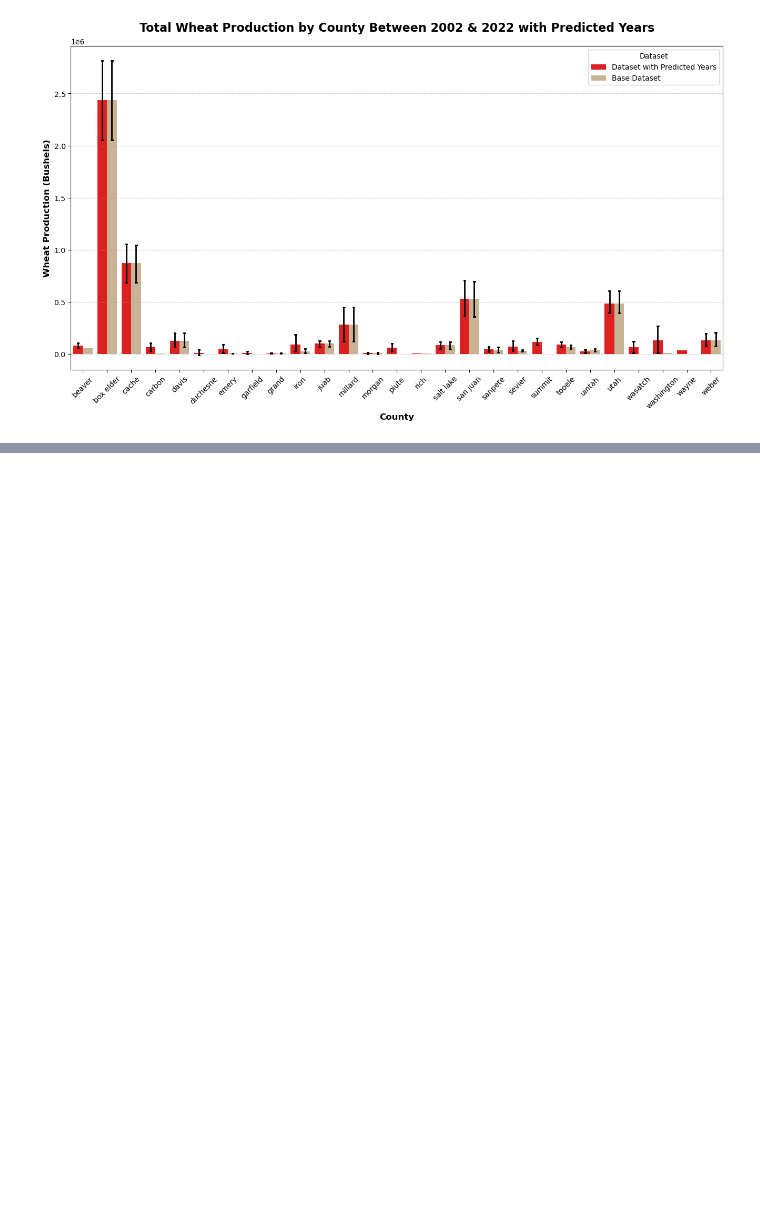
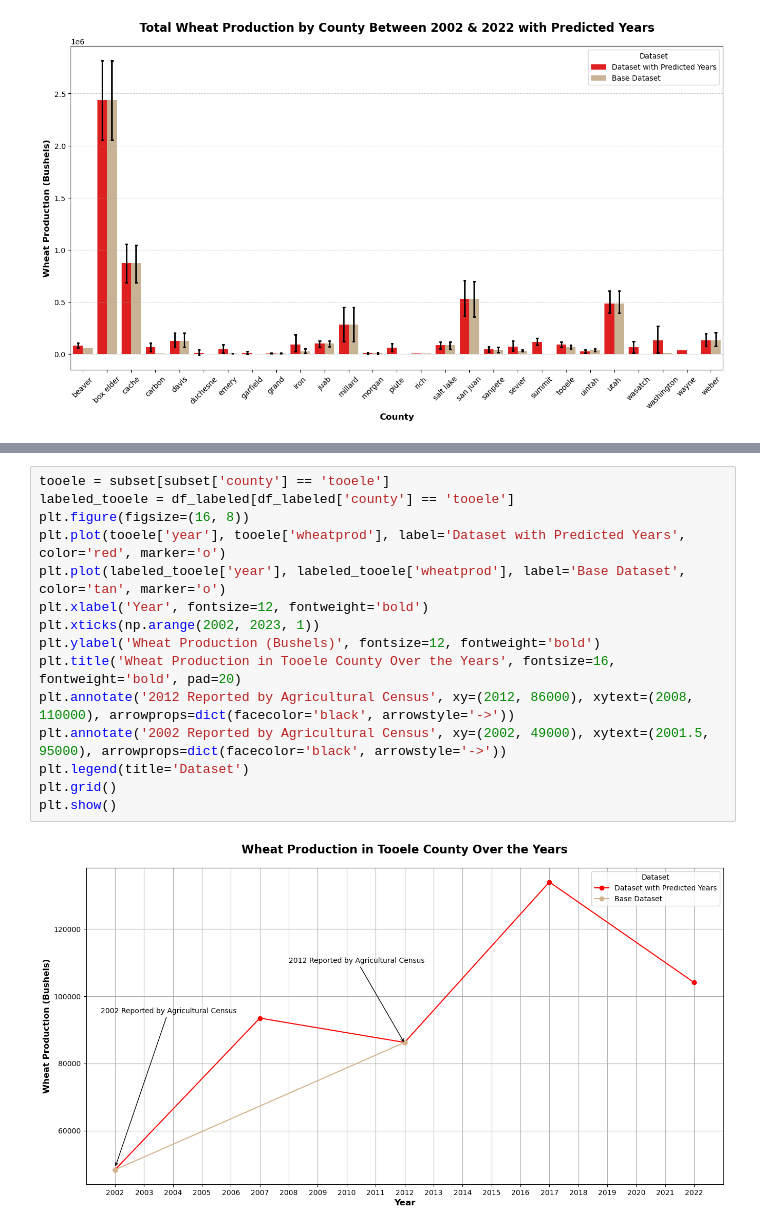
Before and after one commit to lnbayisfree/ml-agricultural-census-utah, a Jupyter notebook: ml_model_finetuning/dataset_prediction.ipynb, the cells around one changed output, grey strips where cells are left out. Saved outputs shown, nothing was run; the diff lists cells and outputs as text; blank space fills up the shorter version.

```diff
--- a/ml_model_finetuning/dataset_prediction.ipynb
+++ b/ml_model_finetuning/dataset_prediction.ipynb
@@ -346,0 +410,17 @@ plt.show()
+# %%
+tooele = subset[subset['county'] == 'tooele']
+labeled_tooele = df_labeled[df_labeled['county'] == 'tooele']
+plt.figure(figsize=(16, 8))
+plt.plot(tooele['year'], tooele['wheatprod'], label='Dataset with Predicted Years', color='red', marker='o')
+plt.plot(labeled_tooele['year'], labeled_tooele['wheatprod'], label='Base Dataset', color='tan', marker='o')
+plt.xlabel('Year', fontsize=12, fontweight='bold')
+plt.xticks(np.arange(2002, 2023, 1))
+plt.ylabel('Wheat Production (Bushels)', fontsize=12, fontweight='bold')
+plt.title('Wheat Production in Tooele County Over the Years', fontsize=16, fontweight='bold', pad=20)
+plt.annotate('2012 Reported by Agricultural Census', xy=(2012, 86000), xytext=(2008, 110000), arrowprops=dict(facecolor='black', arrowstyle='->'))
+plt.annotate('2002 Reported by Agricultural Census', xy=(2002, 49000), xytext=(2001.5, 95000), arrowprops=dict(facecolor='black', arrowstyle='->'))
+plt.legend(title='Dataset')
+plt.grid()
+plt.show()
+# %% [output]
+[figure, added]
```
Also changed, not shown: parts of 5 cells of this notebook, 4 other files.
